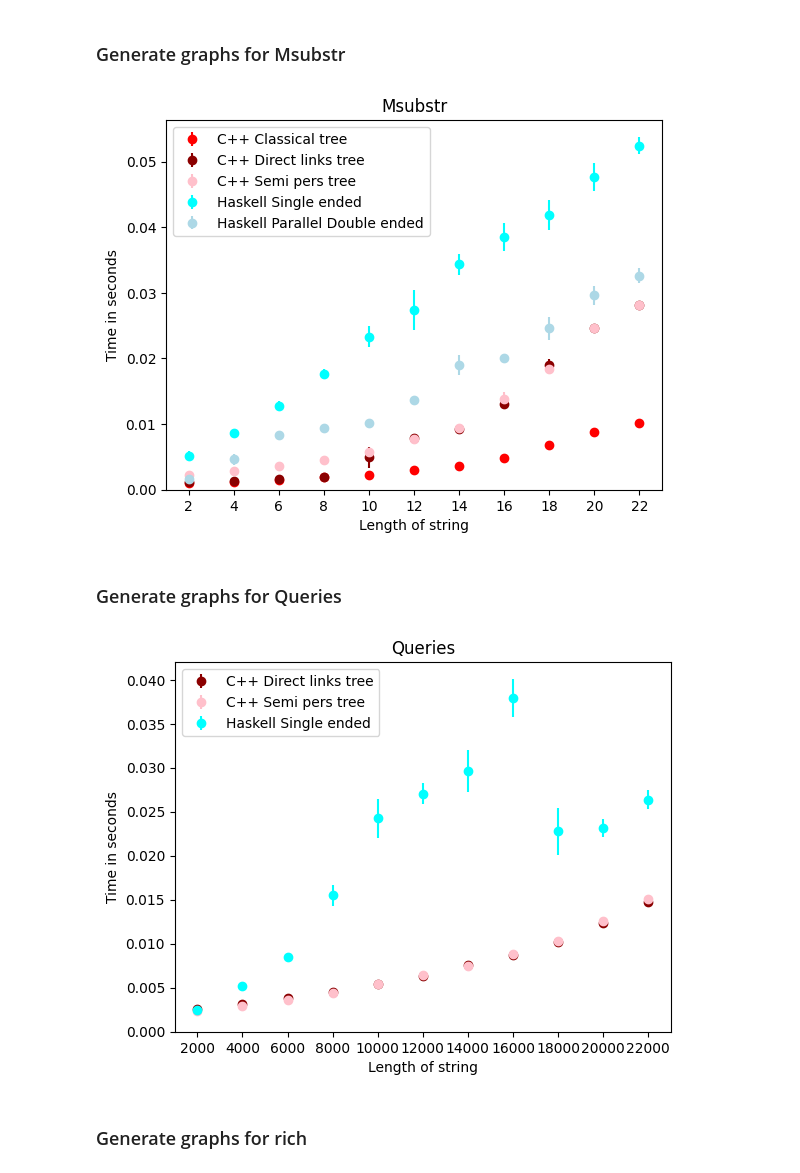
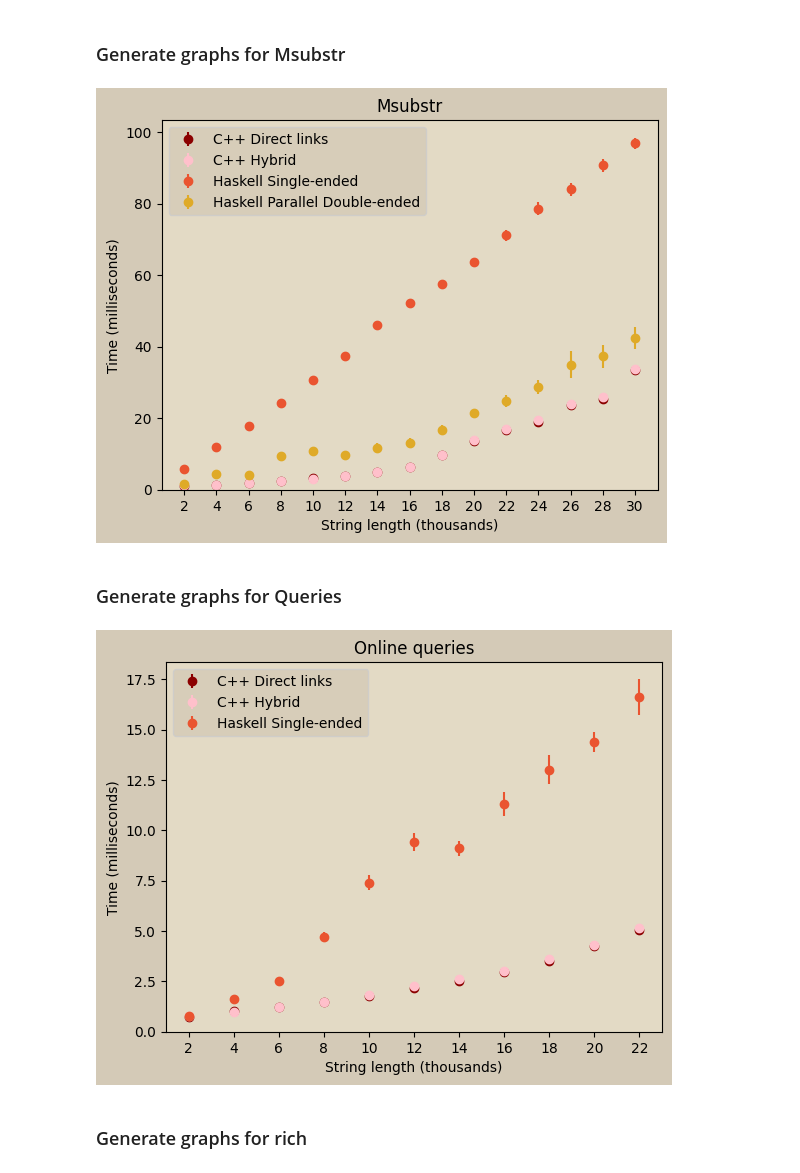
Before and after one commit to fizruk/eertree, a Jupyter notebook: bench/benchmarks.ipynb, the cells around one changed output. Drawn from its saved outputs; the diff is of its cells as text; code cells hidden in the pictures.

```diff
--- a/bench/benchmarks.ipynb
+++ b/bench/benchmarks.ipynb
@@ -268,12 +282,22 @@ for j in range (6, 9):
         if "stddev" in row[0]:
             c_stddev[j-6].append(float(row[2]))
 
+x = []
+for i in range (1, 16):
+    x.append(i * 2)
 # plot lines
+ax = plt.axes()
+ax.set_facecolor('#e3dac5')
 plt.xticks(x)
-plt.errorbar(x, c_mean[0], yerr=c_stddev[0], fmt="o", color="r", label="C++ Classical tree")
-plt.errorbar(x, c_mean[1], yerr=c_stddev[1], fmt="o", color="darkred", label="C++ Direct links tree")
-plt.errorbar(x, c_mean[2], yerr=c_stddev[2], fmt="o", color="pink", label="C++ Semi pers tree")
-
+# plt.errorbar(x, c_mean[0], yerr=c_stddev[0], fmt="o", color="r", label="C++ Classical")
+# plt.errorbar(x, c_mean[1], yerr=c_stddev[1], fmt="o", color="darkred", label="C++ Direct links")
+# plt.errorbar(x, c_mean[2], yerr=c_stddev[2], fmt="o", color="pink", label="C++ Hybrid")
+c_mean_0 = [num * 1000 for num in c_mean[0]]
+c_stddev_0 = [num*1000 for num in c_stddev[0]]
+c_mean_1 = [num * 1000 for num in c_mean[1]]
+c_stddev_1 = [num * 1000 for num in c_stddev[1]]
+plt.errorbar(x, c_mean_0, yerr=c_stddev_0, fmt="o", color="darkred", label="C++ Direct links")
+plt.errorbar(x, c_mean_1, yerr=c_stddev_1, fmt="o", color="pink", label="C++ Hybrid")
 ind = 0
 for index, row in haskell_dfs[msubstr_ind].iterrows():
     if "mean" in row[0]:
@@ -281,58 +305,74 @@ for index, row in haskell_dfs[msubstr_ind].iterrows():
     row[1] = " ".join(row[1].split())
     if "std" in row[0]:
         hs_stddev[ind].append(float(row[1].split(' ')[1]) * convert_to_second(row[1].split(' ')[2]) )
-    if(len(hs_stddev[0]) == 11):
+    if(len(hs_stddev[0]) == 15):
         ind = 1
-    elif(len(hs_stddev[1]) == 11):
+    elif(len(hs_stddev[1]) == 15):
         break
 
-plt.errorbar(x, hs_mean[0], yerr=hs_stddev[0], fmt="o", color="cyan", label="Haskell Single ended")
-plt.errorbar(x, hs_mean[1], yerr=hs_stddev[1], fmt="o", color='#ADD8E6', label="Haskell Parallel Double ended")
-plt.ylabel("Time in seconds")
-plt.xlabel(f"Length of string")
+hs_mean_0 = [num * 1000 for num in hs_mean[0]]
+hs_stddev_0 = [num * 1000 for num in hs_stddev[0]]
+plt.errorbar(x, hs_mean_0, yerr=hs_stddev_0, fmt="o", color="#ea5430", label="Haskell Single-ended")
+# plt.errorbar(x, hs_mean[0], yerr=hs_stddev[0], fmt="o", color="#ea5430", label="Haskell Single-ended")
+hs_mean_1 = [num * 1000 for num in hs_mean[1]]
+hs_stddev_1 = [num * 1000 for num in hs_stddev[1]]
+plt.errorbar(x, hs_mean_1, yerr=hs_stddev_1, fmt="o", color='#dfaa28', label="Haskell Parallel Double-ended")
+plt.ylabel("Time (milliseconds)")
+plt.xlabel(f"String length (thousands)")
 plt.ylim(0)
 plt.legend()
 plt.title('Msubstr')
 plt.show()
 # %% [output]
-[figure, old version]
+[figure, new version]
 # %% [markdown]
 ### Generate graphs for Queries
 # %%
 
 c_mean , c_stddev = [], []
 hs_mean, hs_stddev = [[]], [[]]
 for j in range (9, 11):
     c_mean.append([])
     c_stddev.append([])
     for index, row in c_tables[j].iterrows():
         if "mean" in row[0]:
             c_mean[j-9].append(float(row[2]))
         if "stddev" in row[0]:
             c_stddev[j-9].append(float(row[2]))
 
+x = []
+for i in range (1, 12):
+    x.append(i * 2)
 # plot lines
+ax = plt.axes()
+ax.set_facecolor('#e3dac5')
 plt.xticks(x)
-plt.errorbar(x, c_mean[0], yerr=c_stddev[0], fmt="o", color="darkred", label="C++ Direct links tree")
-plt.errorbar(x, c_mean[1], yerr=c_stddev[1], fmt="o", color="pink", label="C++ Semi pers tree")
+c_mean_0 = [num * 1000 for num in c_mean[0]]
+c_stddev_0 = [num*1000 for num in c_stddev[0]]
+c_mean_1 = [num * 1000 for num in c_mean[1]]
+c_stddev_1 = [num * 1000 for num in c_stddev[1]]
+plt.errorbar(x, c_mean_0, yerr=c_stddev_0, fmt="o", color="darkred", label="C++ Direct links")
+plt.errorbar(x, c_mean_1, yerr=c_stddev_1, fmt="o", color="pink", label="C++ Hybrid")
 
 for index, row in haskell_dfs[queries_ind].iterrows():
     if "mean" in row[0]:
         hs_mean[0].append(float(row[1].split(' ')[0]) * convert_to_second(row[1].split(' ')[1]) )
     row[1] = " ".join(row[1].split())
     if "std" in row[0]:
         hs_stddev[0].append(float(row[1].split(' ')[1]) * convert_to_second(row[1].split(' ')[2]) )
     if(len(hs_stddev[0]) == 11):
         break
-plt.errorbar(x, hs_mean[0], yerr=hs_stddev[0], fmt="o", color="cyan", label="Haskell Single ended")
-plt.ylabel("Time in seconds")
-plt.xlabel(f"Length of string")
+hs_mean = [num * 1000 for num in hs_mean[0]]
+hs_stddev = [num * 1000 for num in hs_stddev[0]]
+plt.errorbar(x, hs_mean, yerr=hs_stddev, fmt="o", color="#ea5430", label="Haskell Single-ended")
+plt.ylabel("Time (milliseconds)")
+plt.xlabel(f"String length (thousands)")
 plt.ylim(0)
 plt.legend()
-plt.title('Queries')
+plt.title('Online queries')
 plt.show()
 # %% [output]
-[figure, old version]
+[figure, new version]
 # %% [markdown]
 ### Generate graphs for rich
 # %%
```
Also changed, not shown: parts of 3 cells of this notebook.
